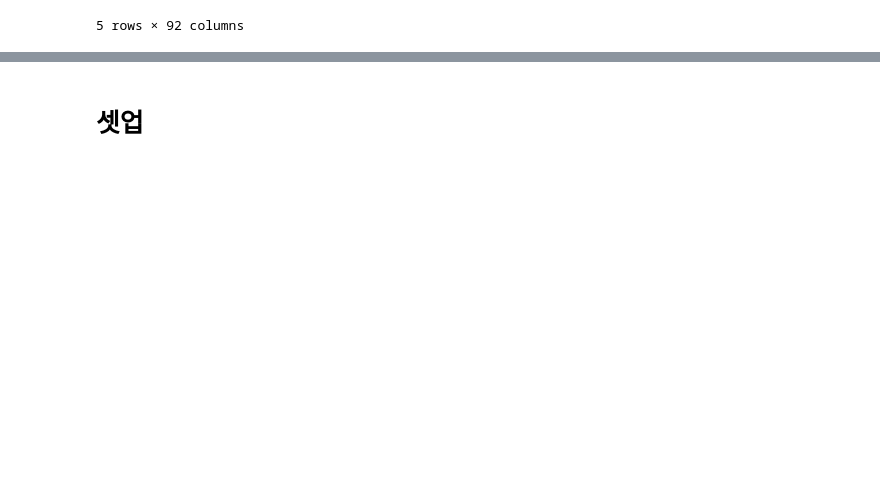
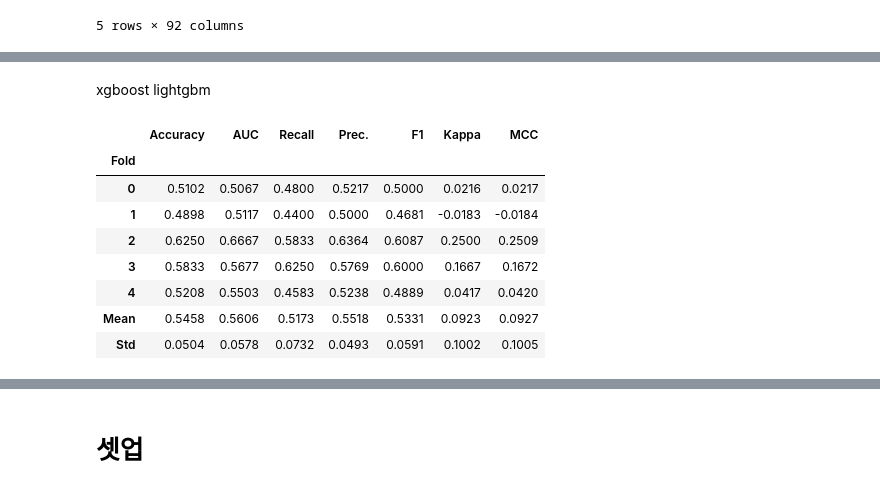
Before and after one commit to sshee0123/Volleyball_Match_Prediction, a Jupyter notebook: 배구경기예측_autoML.ipynb, the cells around one changed output, grey strips where cells are left out. Saved outputs shown, nothing was run; the diff lists cells and outputs as text; code cells hidden in the pictures; blank space fills up the shorter version.

```diff
--- a/배구경기예측_autoML.ipynb
+++ b/배구경기예측_autoML.ipynb
@@ -58,0 +102,15 @@ from pycaret.classification import *
+# %% [markdown]
+xgboost
+lightgbm
+# %%
+lgbm = create_model('lightgbm', fold=5)
+# %% [output]
+|  | Accuracy | AUC | Recall | Prec. | F1 | Kappa | MCC |
+| Fold |  |  |  |  |  |  |  |
+| 0 | 0.5102 | 0.5067 | 0.4800 | 0.5217 | 0.5000 | 0.0216 | 0.0217 |
+| 1 | 0.4898 | 0.5117 | 0.4400 | 0.5000 | 0.4681 | -0.0183 | -0.0184 |
+| 2 | 0.6250 | 0.6667 | 0.5833 | 0.6364 | 0.6087 | 0.2500 | 0.2509 |
+| 3 | 0.5833 | 0.5677 | 0.6250 | 0.5769 | 0.6000 | 0.1667 | 0.1672 |
+| 4 | 0.5208 | 0.5503 | 0.4583 | 0.5238 | 0.4889 | 0.0417 | 0.0420 |
+| Mean | 0.5458 | 0.5606 | 0.5173 | 0.5518 | 0.5331 | 0.0923 | 0.0927 |
+| Std | 0.0504 | 0.0578 | 0.0732 | 0.0493 | 0.0591 | 0.1002 | 0.1005 |
```
Also changed, not shown: parts of 17 cells of this notebook.
